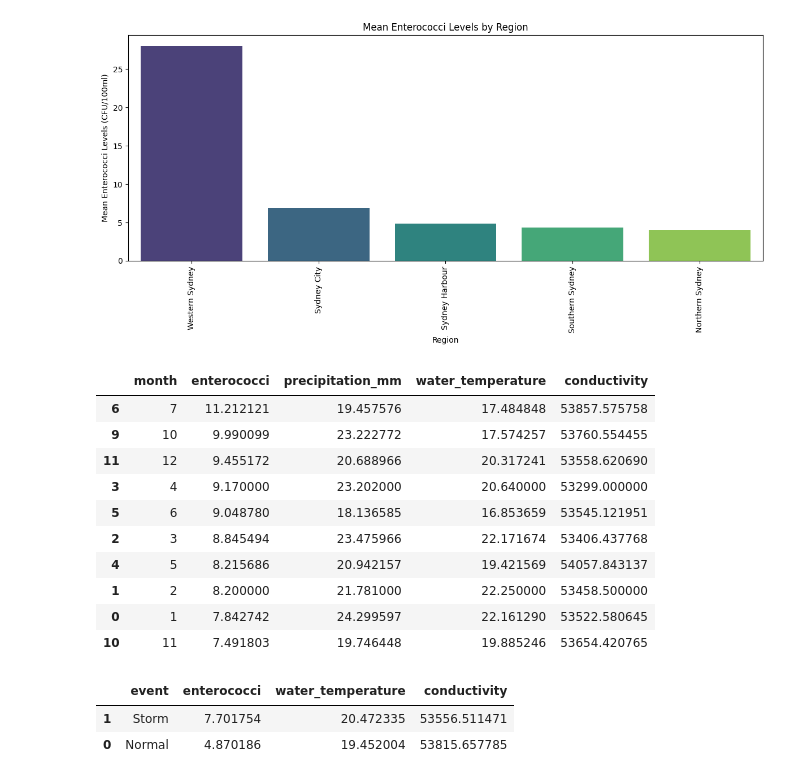
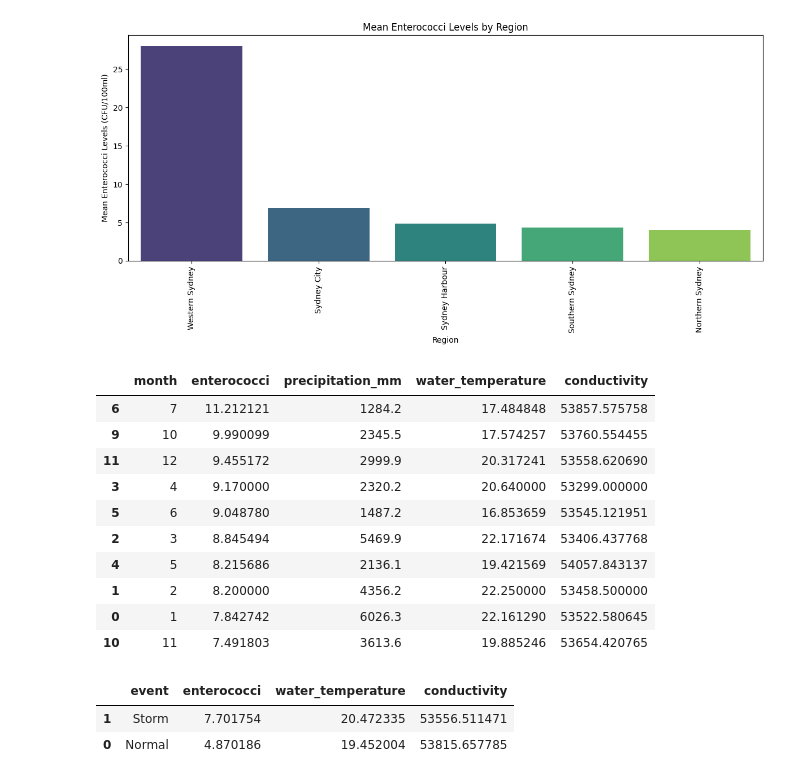
Before and after one commit to ipktpz/beach_water_quality, a Jupyter notebook: sydney_water_quality.ipynb, the cells around one changed output. Saved outputs shown, nothing was run; the diff lists cells and outputs as text; code cells hidden in the pictures.

```diff
--- a/sydney_water_quality.ipynb
+++ b/sydney_water_quality.ipynb
@@ -226,24 +227,24 @@ Passing `palette` without assigning `hue` is deprecated and will be removed in v
 # %%
 # Do certain months with high rainfall consistently have worse water quality?
 merged_data['month'] = merged_data['date'].dt.month
 rainfall_quality = merged_data[merged_data['precipitation_mm'] > 10].groupby('month').agg({
     'enterococci': 'mean',
-    'precipitation_mm': 'mean',
+    'precipitation_mm': 'sum',
     'water_temperature': 'mean',
     'conductivity': 'mean'
 }).reset_index()
 rainfall_quality = rainfall_quality.sort_values(by='enterococci', ascending=False)
 rainfall_quality.head(10)
 # %% [output]
 |  | month | enterococci | precipitation_mm | water_temperature | conductivity |
-| 6 | 7 | 11.212121 | 19.457576 | 17.484848 | 53857.575758 |
-| 9 | 10 | 9.990099 | 23.222772 | 17.574257 | 53760.554455 |
-| 11 | 12 | 9.455172 | 20.688966 | 20.317241 | 53558.620690 |
-| 3 | 4 | 9.170000 | 23.202000 | 20.640000 | 53299.000000 |
-| 5 | 6 | 9.048780 | 18.136585 | 16.853659 | 53545.121951 |
-| 2 | 3 | 8.845494 | 23.475966 | 22.171674 | 53406.437768 |
-| 4 | 5 | 8.215686 | 20.942157 | 19.421569 | 54057.843137 |
-| 1 | 2 | 8.200000 | 21.781000 | 22.250000 | 53458.500000 |
-| 0 | 1 | 7.842742 | 24.299597 | 22.161290 | 53522.580645 |
-| 10 | 11 | 7.491803 | 19.746448 | 19.885246 | 53654.420765 |
+| 6 | 7 | 11.212121 | 1284.2 | 17.484848 | 53857.575758 |
+| 9 | 10 | 9.990099 | 2345.5 | 17.574257 | 53760.554455 |
+| 11 | 12 | 9.455172 | 2999.9 | 20.317241 | 53558.620690 |
+| 3 | 4 | 9.170000 | 2320.2 | 20.640000 | 53299.000000 |
+| 5 | 6 | 9.048780 | 1487.2 | 16.853659 | 53545.121951 |
+| 2 | 3 | 8.845494 | 5469.9 | 22.171674 | 53406.437768 |
+| 4 | 5 | 8.215686 | 2136.1 | 19.421569 | 54057.843137 |
+| 1 | 2 | 8.200000 | 4356.2 | 22.250000 | 53458.500000 |
+| 0 | 1 | 7.842742 | 6026.3 | 22.161290 | 53522.580645 |
+| 10 | 11 | 7.491803 | 3613.6 | 19.885246 | 53654.420765 |
 # %%
```
Also changed, not shown: parts of 7 cells of this notebook.
